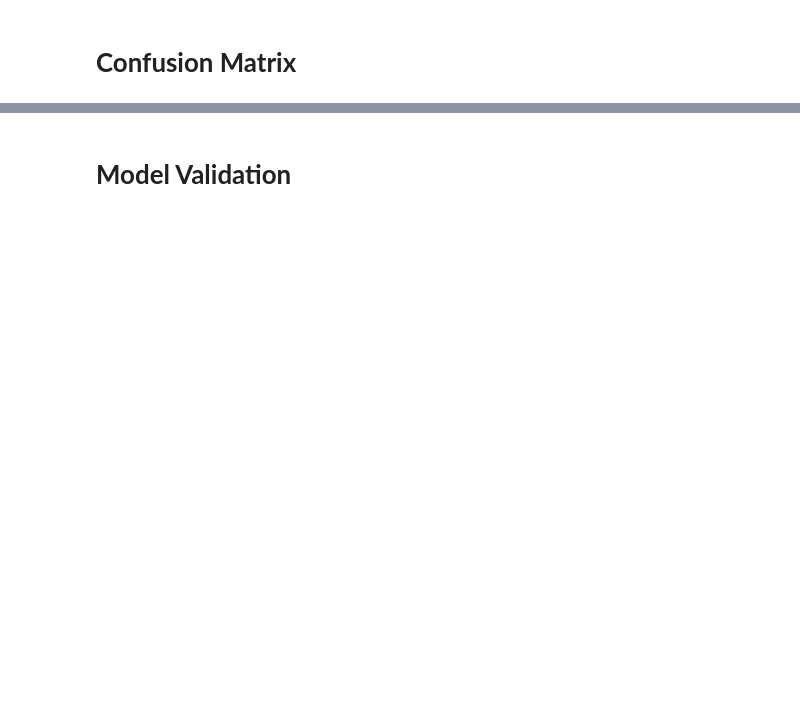
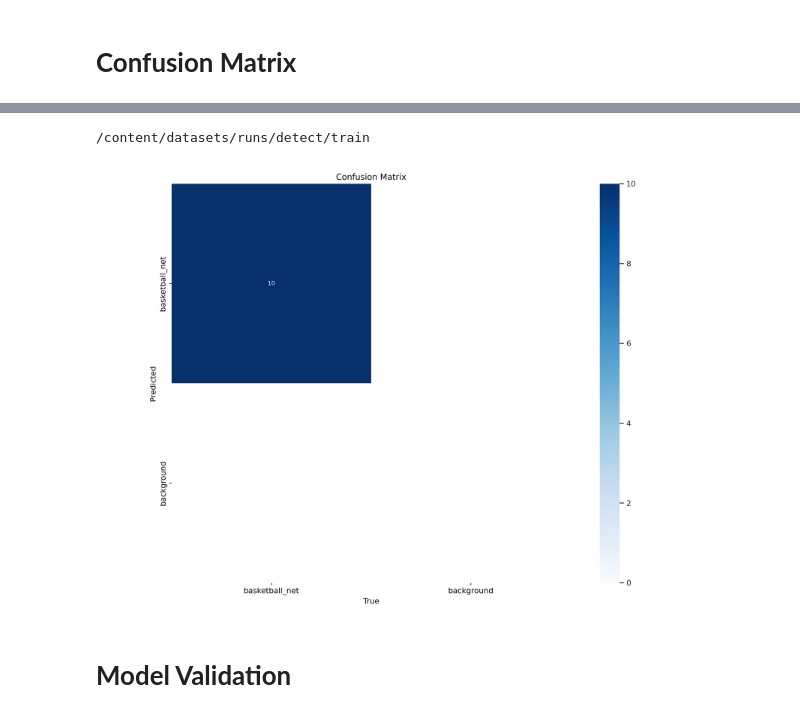
Before and after one commit to OMG0718/Convertion-of-ONNX-to-HEF, a Jupyter notebook: Copy_of_Raspberry_Pi_AI_Kit_Custom_YOLOV8.ipynb, the cells around one changed output, grey strips where cells are left out. Saved outputs shown, nothing was run; the diff lists cells and outputs as text; code cells hidden in the pictures; blank space fills up the shorter version.

```diff
--- a/Copy_of_Raspberry_Pi_AI_Kit_Custom_YOLOV8.ipynb
+++ b/Copy_of_Raspberry_Pi_AI_Kit_Custom_YOLOV8.ipynb
@@ -117,6 +113,9 @@ Results saved to runs/detect/train
 # %%
-%cd {HOME}
-Image(filename=f'{HOME}/runs/detect/train/confusion_matrix.png', width=600)
+%cd {HOME}/datasets/runs/detect/train
+Image(filename=f'confusion_matrix.png', width=600)
+# %% [output]
+/content/datasets/runs/detect/train
+[figure, added]
 # %% [markdown]
 # **Model Validation**
 # %%
```
Also changed, not shown: parts of 10 cells of this notebook.
